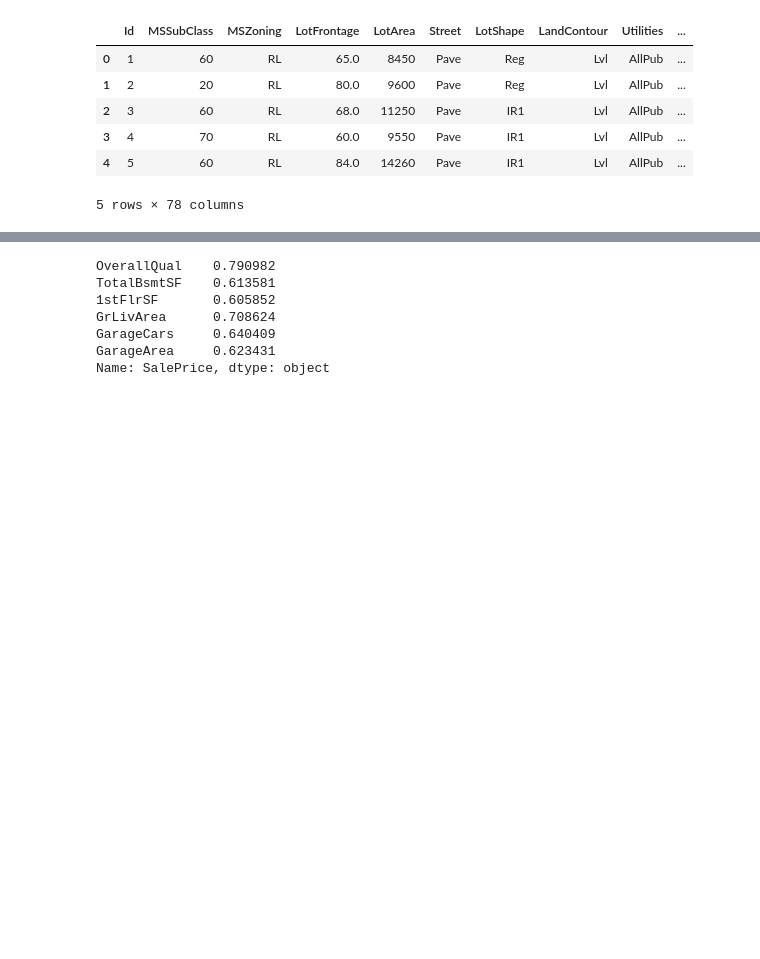
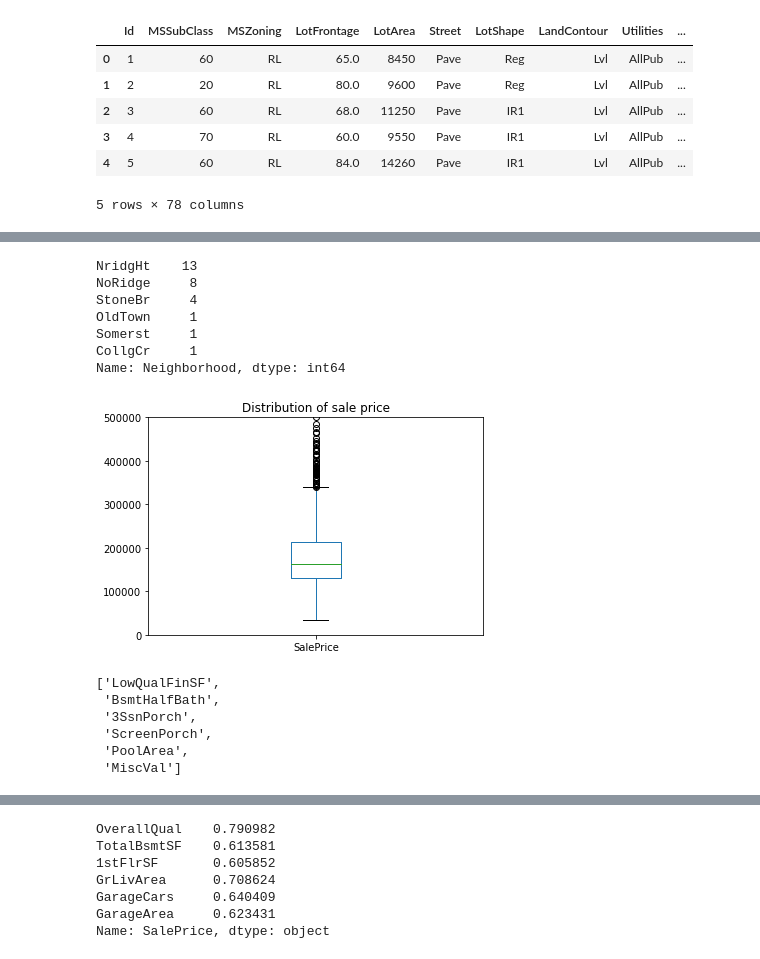
Before and after one commit to therinz/housing_stats, a Jupyter notebook: notebooks/import_csv.ipynb, the cells around one changed output, grey strips where cells are left out. Cells and saved outputs as stored; diff of their text form; code cells hidden in the pictures; blank space fills up the shorter version.

```diff
--- a/notebooks/import_csv.ipynb
+++ b/notebooks/import_csv.ipynb
@@ -112,0 +142,28 @@ Name: SalePrice, dtype: float64
+# %%
+# How is the sale price distributed?
+h["SalePrice"].plot(kind="box", ylim=(0, 500000),
+                    title="Distribution of sale price")
+h[h["SalePrice"] > 400000]["Neighborhood"].value_counts()
+# %% [output]
+NridgHt    13
+NoRidge     8
+StoneBr     4
+OldTown     1
+Somerst     1
+CollgCr     1
+Name: Neighborhood, dtype: int64
+[figure, added]
+# %%
+# Check which columns won't be very interesting due low variance
+[col
+ for col in
+ [x for x in h.columns
+  if h[x].dtype in ["float64", "int64"]]
+ if h[col].min() == np.percentile(h[col], 90)]
+# %% [output]
+['LowQualFinSF',
+ 'BsmtHalfBath',
+ '3SsnPorch',
+ 'ScreenPorch',
+ 'PoolArea',
+ 'MiscVal']
```
Also changed, not shown: parts of 26 cells of this notebook.
